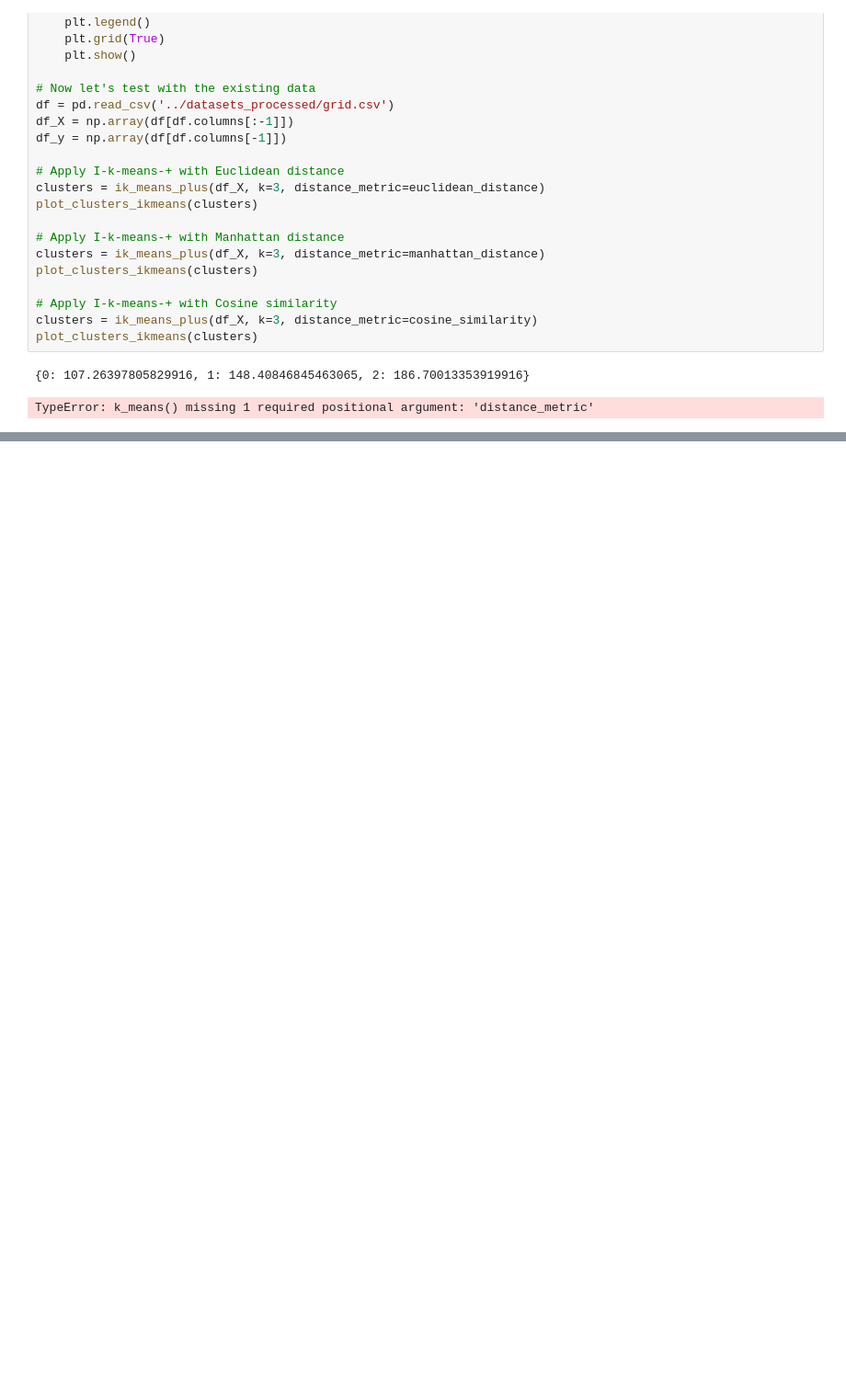
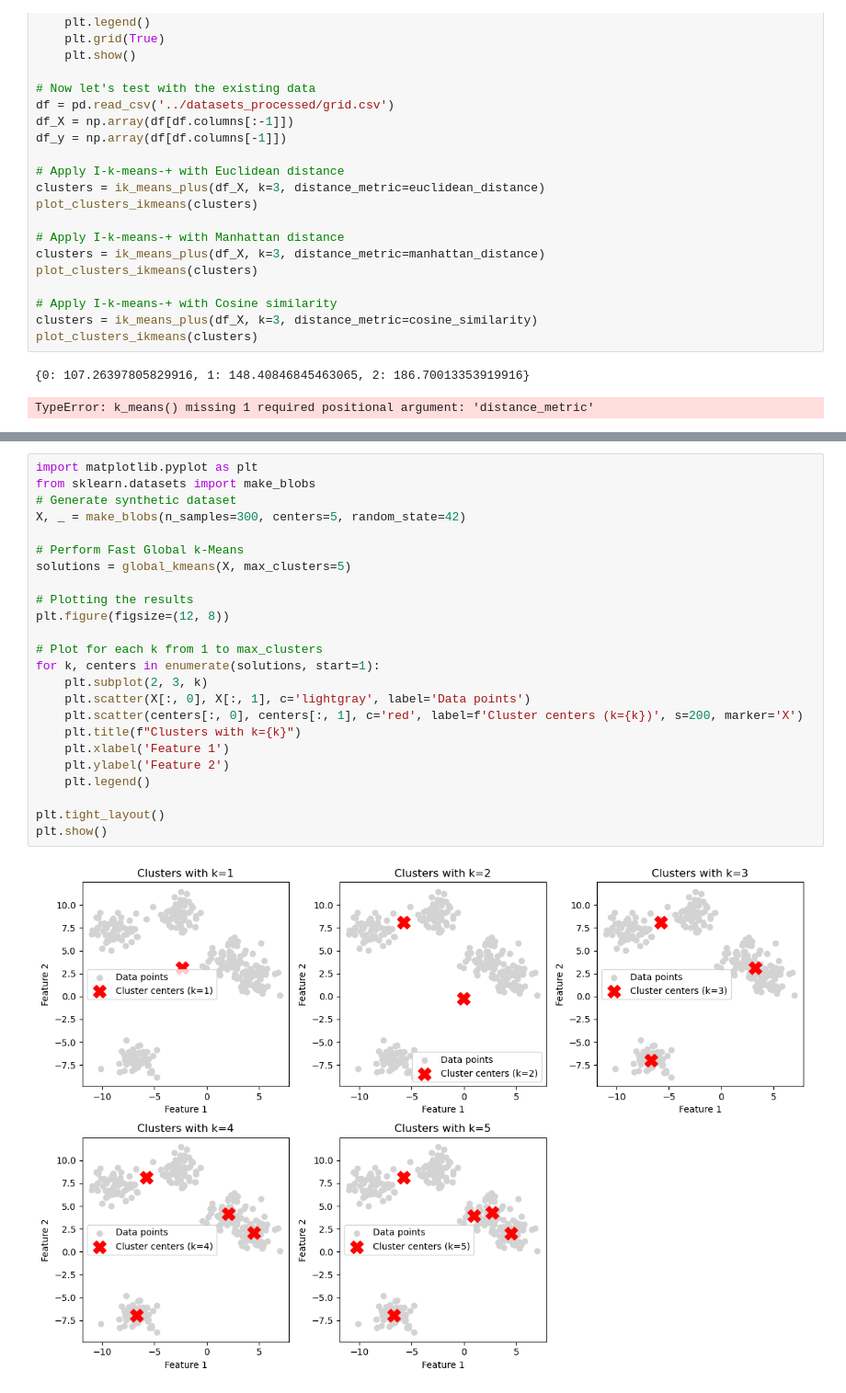
Before and after one commit to Bernat-C/Clustering-Analysis, a Jupyter notebook: testing_xavier.ipynb, the cells around one changed output, grey strips where cells are left out. Shown at 92% size. Cells and saved outputs as stored; diff of their text form; blank space fills up the shorter version.

```diff
--- a/testing_xavier.ipynb
+++ b/testing_xavier.ipynb
@@ -282,0 +375,26 @@ TypeError: k_means() missing 1 required positional argument: 'distance_metric'
+# %%
+import matplotlib.pyplot as plt
+from sklearn.datasets import make_blobs
+# Generate synthetic dataset
+X, _ = make_blobs(n_samples=300, centers=5, random_state=42)
+
+# Perform Fast Global k-Means
+solutions = global_kmeans(X, max_clusters=5)
+
+# Plotting the results
+plt.figure(figsize=(12, 8))
+
+# Plot for each k from 1 to max_clusters
+for k, centers in enumerate(solutions, start=1):
+    plt.subplot(2, 3, k)
+    plt.scatter(X[:, 0], X[:, 1], c='lightgray', label='Data points')
+    plt.scatter(centers[:, 0], centers[:, 1], c='red', label=f'Cluster centers (k={k})', s=200, marker='X')
+    plt.title(f"Clusters with k={k}")
+    plt.xlabel('Feature 1')
+    plt.ylabel('Feature 2')
+    plt.legend()
+
+plt.tight_layout()
+plt.show()
+# %% [output]
+[figure, added]
```
Also changed, not shown: parts of 4 cells of this notebook, 3 other files.
